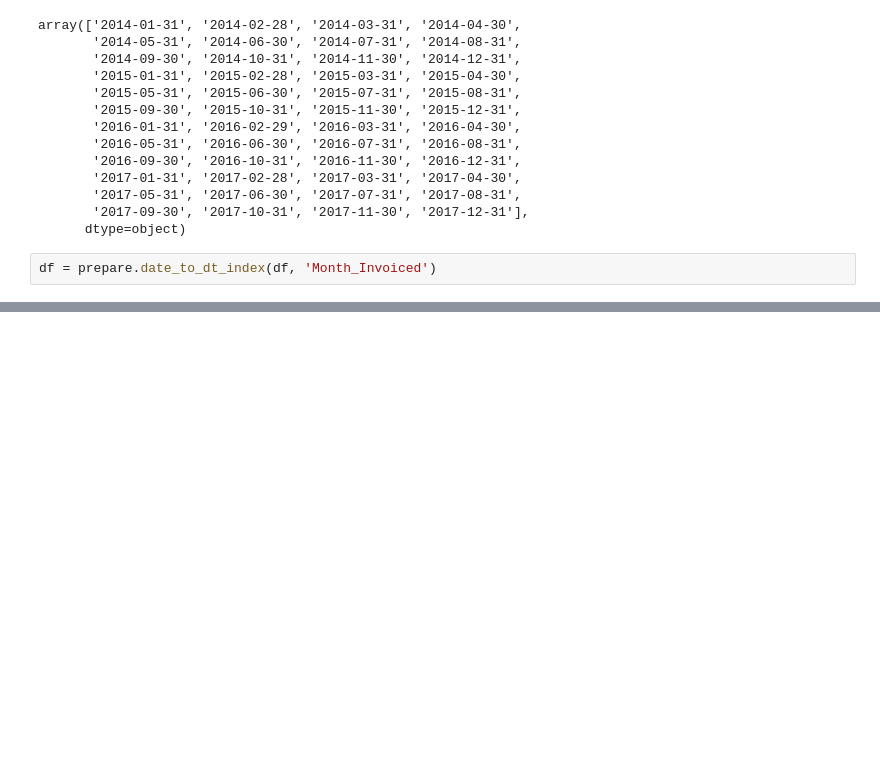
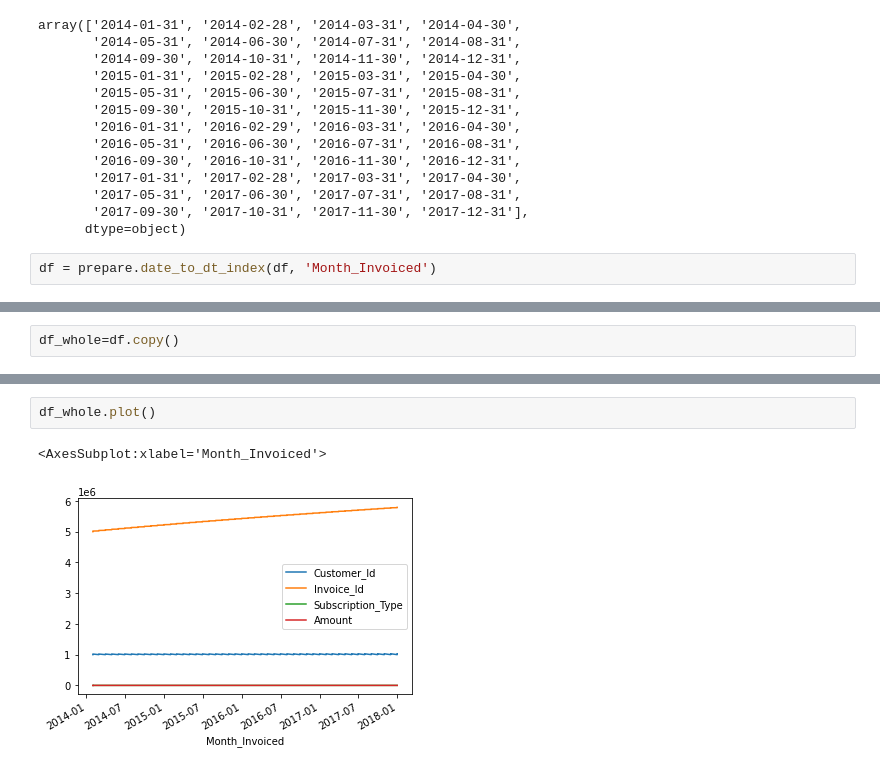
Before and after one commit to Naomi-SB/time_series, a Jupyter notebook: modeling.ipynb, the cells around one changed output, grey strips where cells are left out. Drawn from its saved outputs; the diff is of its cells as text; blank space fills up the shorter version.

```diff
--- a/modeling.ipynb
+++ b/modeling.ipynb
@@ -82,0 +97,2 @@ df = df[df.index != '2016-02-29']
+# %%
+df_whole=df.copy()
@@ -82,0 +152,5 @@ df = df[df.index != '2016-02-29']
+# %%
+df_whole.plot()
+# %% [output]
+<AxesSubplot:xlabel='Month_Invoiced'>
+[figure, added]
```
Also changed, not shown: parts of 29 cells of this notebook.
